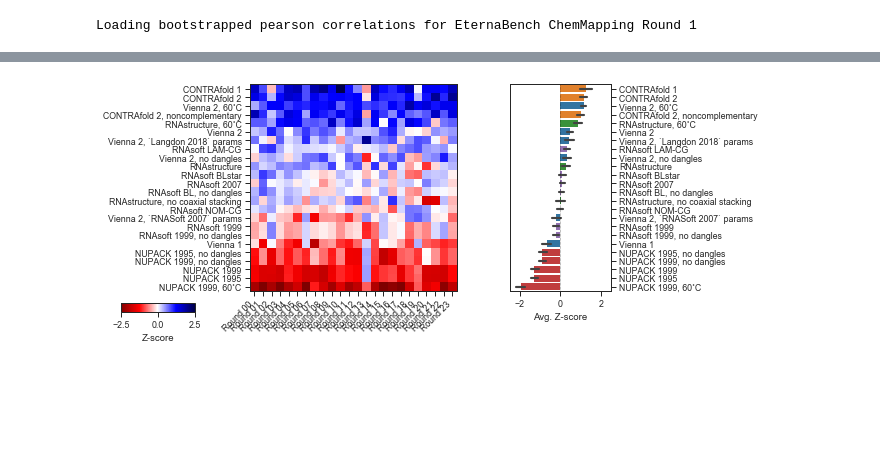
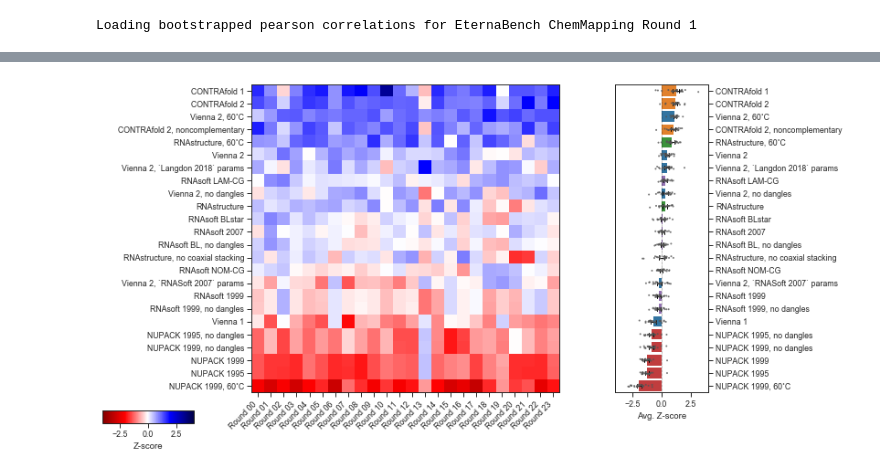
Before and after one commit to eternagame/EternaBench, a Jupyter notebook: analysis/1_ChemMapping_Heatmaps_Ranking.ipynb, the cells around one changed output, grey strips where cells are left out. Saved outputs shown, nothing was run; the diff lists cells and outputs as text; code cells hidden in the pictures; blank space fills up the shorter version.

```diff
--- a/analysis/1_ChemMapping_Heatmaps_Ranking.ipynb
+++ b/analysis/1_ChemMapping_Heatmaps_Ranking.ipynb
@@ -112,8 +118,8 @@ eb.plot.ranked_heatmap(zscores, vmin=-2, vmax=2)
 # %%
 zscores = pd.read_csv(os.environ['ETERNABENCH_PATH']+'/scoring_data/EB_spearman_zscores_by_Dataset.csv')
-eb.plot.ranked_heatmap(zscores, metric='spearman_zscore_by_Dataset_mean', vmin=-2.5,vmax=2.5)
+eb.plot.ranked_heatmap(zscores, metric='spearman_zscore_by_Dataset_mean', vmin=-4,vmax=4, size=2)
 
-# savefig('FIGURES/SI/Figure_S_CM_spearman.pdf',bbox_inches='tight')
+savefig('FIGURES/SI/Figure_S_CM_spearman_20May2022.pdf',bbox_inches='tight')
 # savefig('FIGURES/SI/Figure_S_CM_spearman.png',dpi=300,bbox_inches='tight')
 # %% [output]
-[figure, old version]
+[figure, new version]
```
Also changed, not shown: parts of 8 cells of this notebook, 6 other files.
